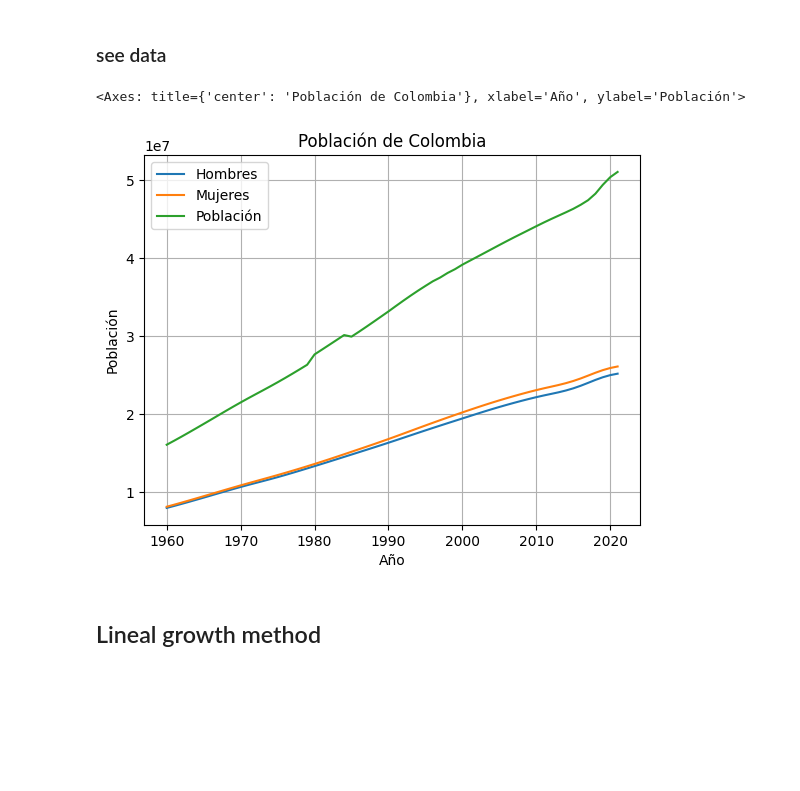
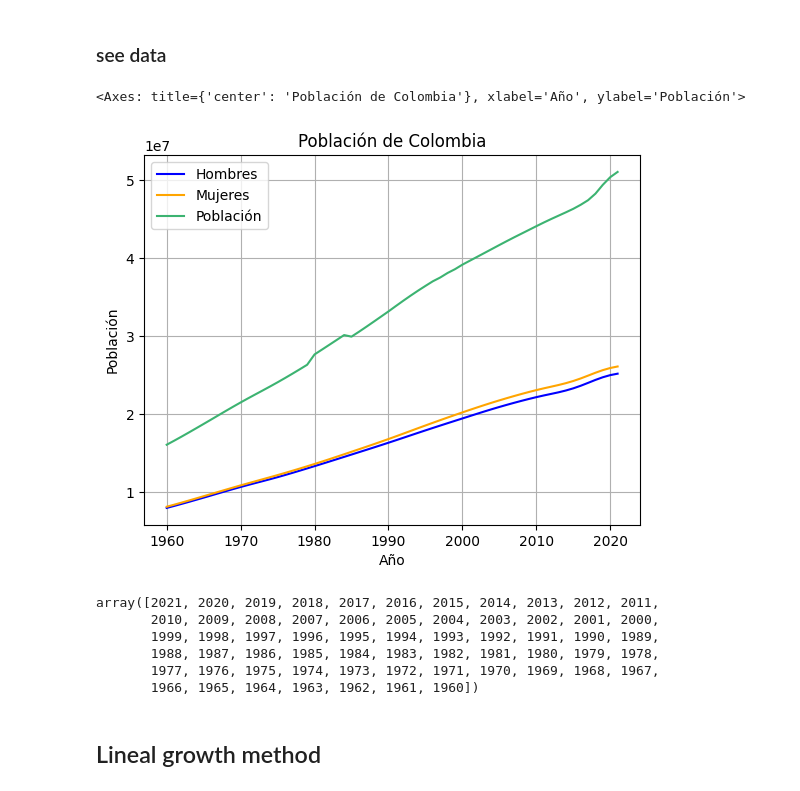
Before and after one commit to DanielSarmiento04/population-prediction, a Jupyter notebook: Colombia/bonus.ipynb, the cells around one changed output. Drawn from its saved outputs; the diff is of its cells as text; code cells hidden in the pictures; blank space fills up the shorter version.

```diff
--- a/Colombia/bonus.ipynb
+++ b/Colombia/bonus.ipynb
@@ -46,17 +47,18 @@ df.head()
 # %%
 
 df.plot(
     x = "Fecha",
     y = ["Hombres", "Mujeres", "Población"],
     grid = True,
     title = "Población de Colombia",
     backend="matplotlib",
     xlabel="Año",
     ylabel="Población",
+    color=["blue", "orange", "mediumseagreen"],
 )
 # %% [output]
 <Axes: title={'center': 'Población de Colombia'}, xlabel='Año', ylabel='Población'>
-[figure, old version]
+[figure, new version]
 # %%
 new_dates = np.arange(2021, 2046)
 # %%
@@ -64,6 +66,15 @@ hombres = df["Hombres"].to_numpy()
 mujeres = df["Mujeres"].to_numpy()
 population = df["Población"].to_numpy()
 years = df["Fecha"].to_numpy()
+# %%
+years
+# %% [output]
+array([2021, 2020, 2019, 2018, 2017, 2016, 2015, 2014, 2013, 2012, 2011,
+       2010, 2009, 2008, 2007, 2006, 2005, 2004, 2003, 2002, 2001, 2000,
+       1999, 1998, 1997, 1996, 1995, 1994, 1993, 1992, 1991, 1990, 1989,
+       1988, 1987, 1986, 1985, 1984, 1983, 1982, 1981, 1980, 1979, 1978,
+       1977, 1976, 1975, 1974, 1973, 1972, 1971, 1970, 1969, 1968, 1967,
+       1966, 1965, 1964, 1963, 1962, 1961, 1960])
 # %% [markdown]
 ## Lineal growth method
 # %% [markdown]
```
Also changed, not shown: parts of 6 cells of this notebook, 3 other files.
